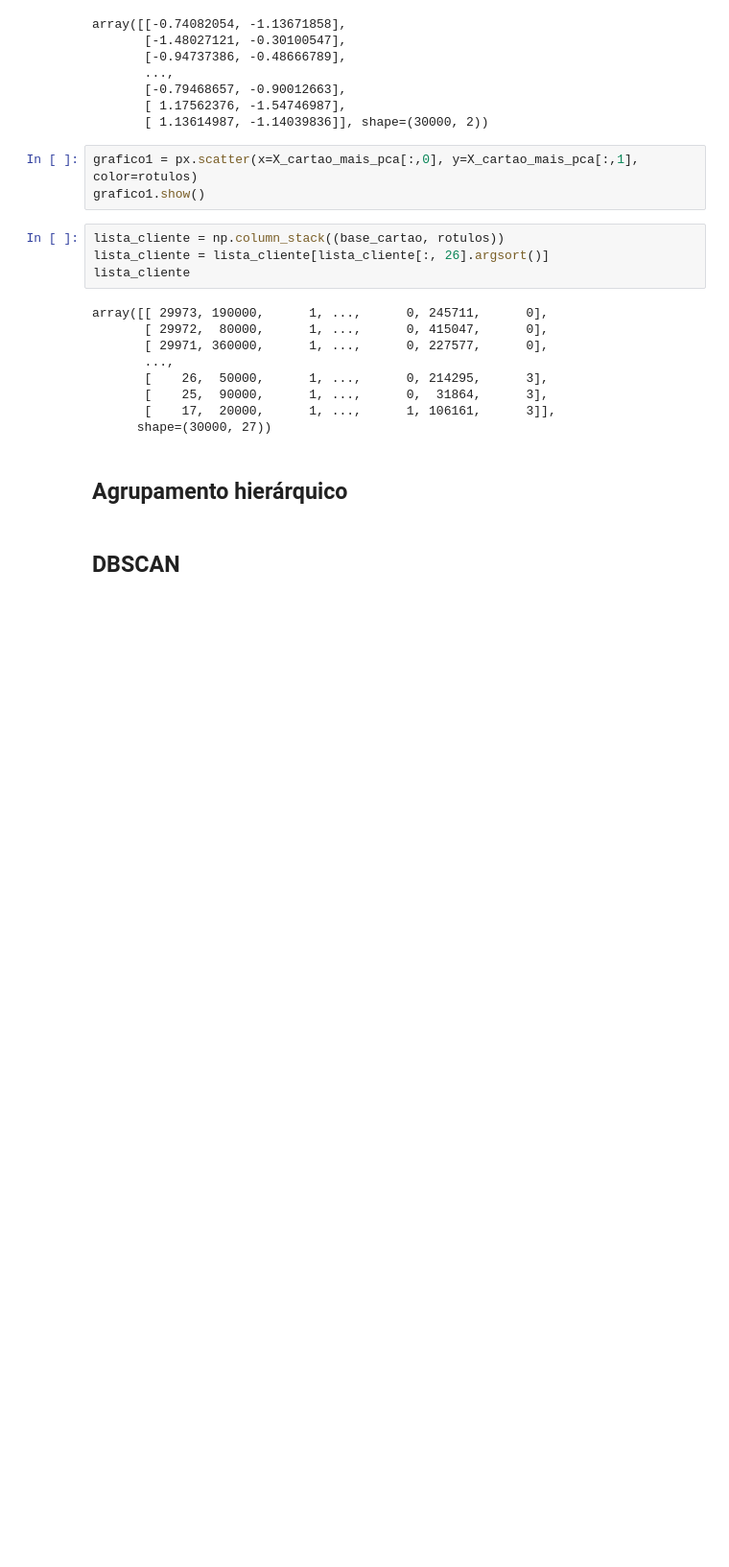
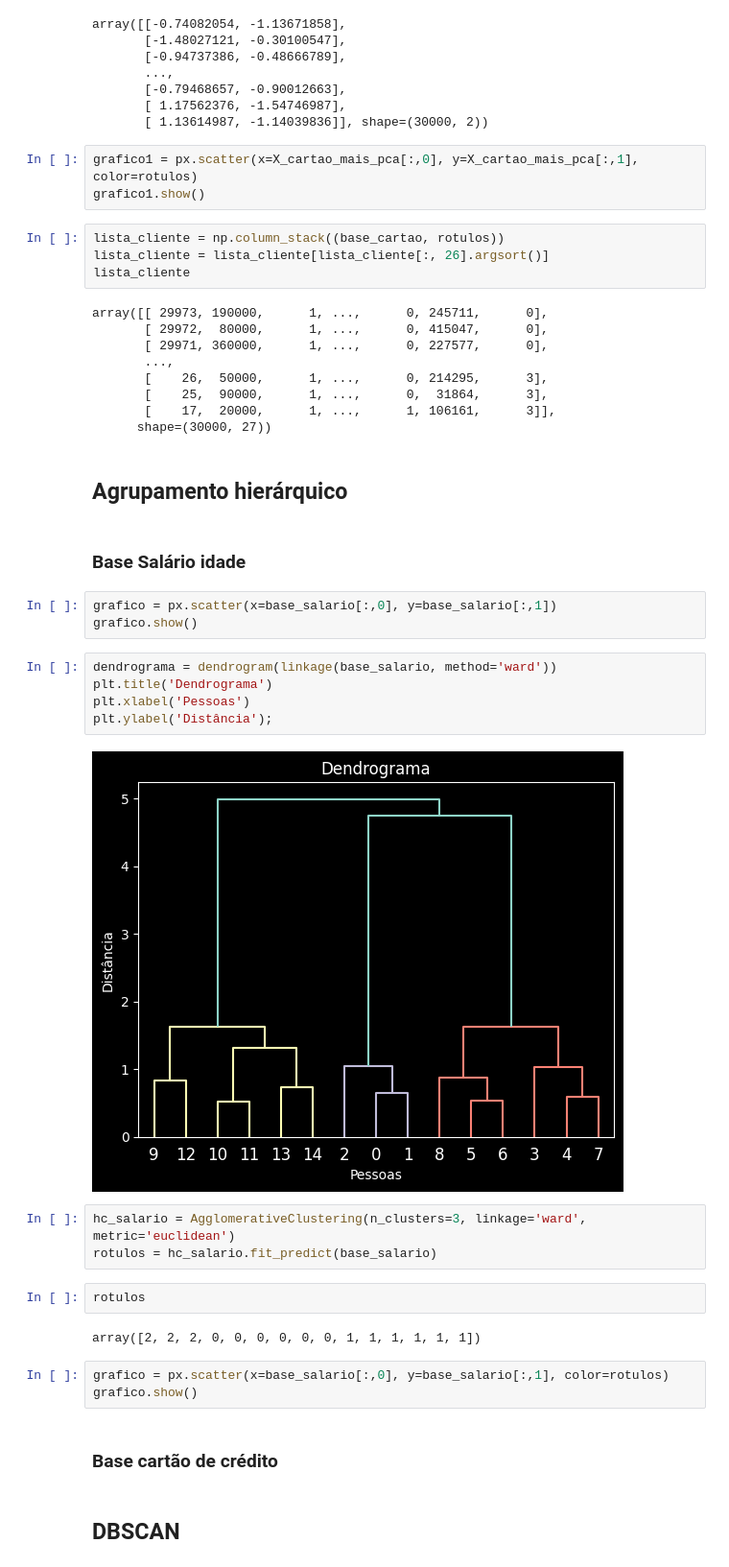
Before and after one commit to Joao-Inacio/Machine-Learning-e-Data-Science-com-Python, a Jupyter notebook: 1.5-Agrupamento-com-K-means/agrupamento.ipynb, the cells around one changed output. Shown at 96% size. Cells and saved outputs as stored; diff of their text form; blank space fills up the shorter version.

Commit message:
Implementando o algoritimo de agrupamento hierárquico na base de salario

```diff
--- a/1.5-Agrupamento-com-K-means/agrupamento.ipynb
+++ b/1.5-Agrupamento-com-K-means/agrupamento.ipynb
@@ -354,5 +356,29 @@ array([[ 29973, 190000,      1, ...,      0, 245711,      0],
       shape=(30000, 27))
 # %% [markdown]
 ## Agrupamento hierárquico
+# %% [markdown]
+### Base Salário idade
+# %%
+grafico = px.scatter(x=base_salario[:,0], y=base_salario[:,1])
+grafico.show()
+# %%
+dendrograma = dendrogram(linkage(base_salario, method='ward'))
+plt.title('Dendrograma')
+plt.xlabel('Pessoas')
+plt.ylabel('Distância');
+# %% [output]
+[figure, added]
+# %%
+hc_salario = AgglomerativeClustering(n_clusters=3, linkage='ward', metric='euclidean')
+rotulos = hc_salario.fit_predict(base_salario)
+# %%
+rotulos
+# %% [output]
+array([2, 2, 2, 0, 0, 0, 0, 0, 0, 1, 1, 1, 1, 1, 1])
+# %%
+grafico = px.scatter(x=base_salario[:,0], y=base_salario[:,1], color=rotulos)
+grafico.show()
+# %% [markdown]
+### Base cartão de crédito
 # %% [markdown]
 ## DBSCAN
```
Also changed, not shown: parts of 7 cells of this notebook.
